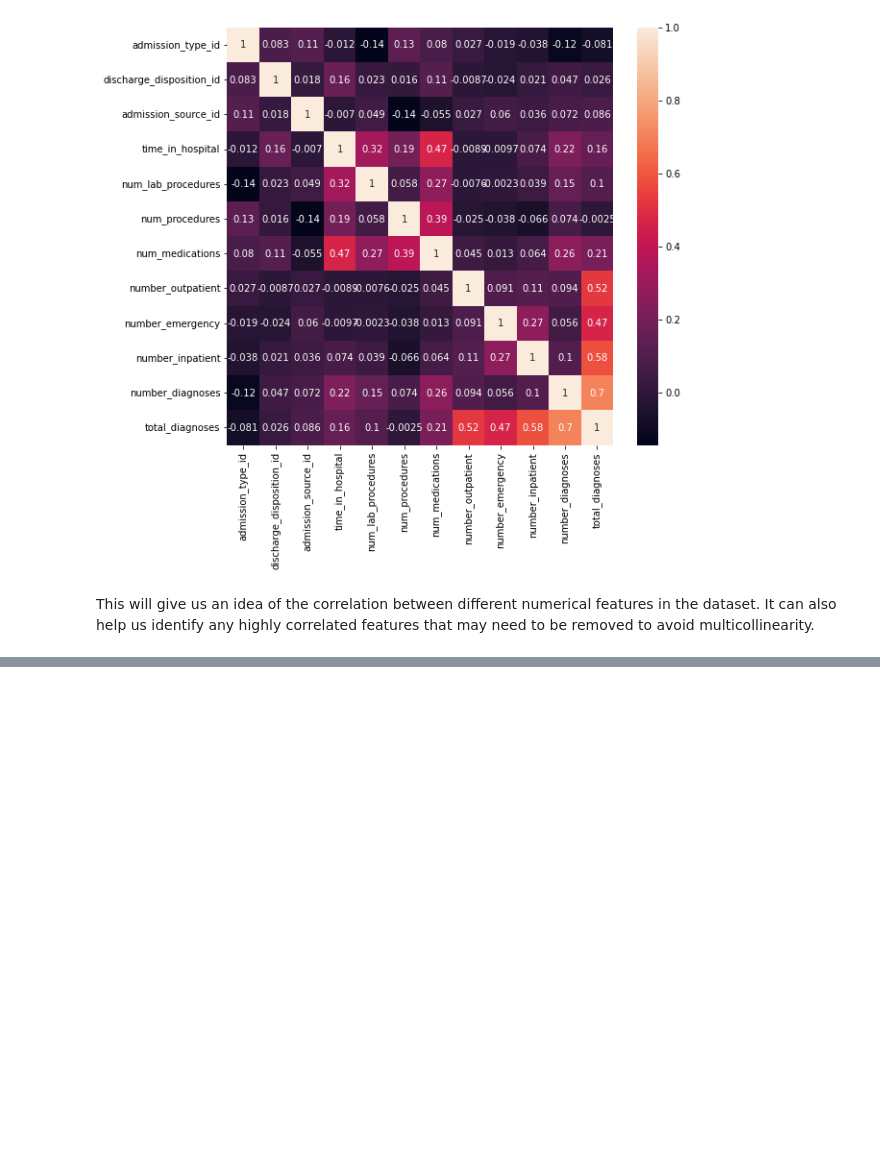
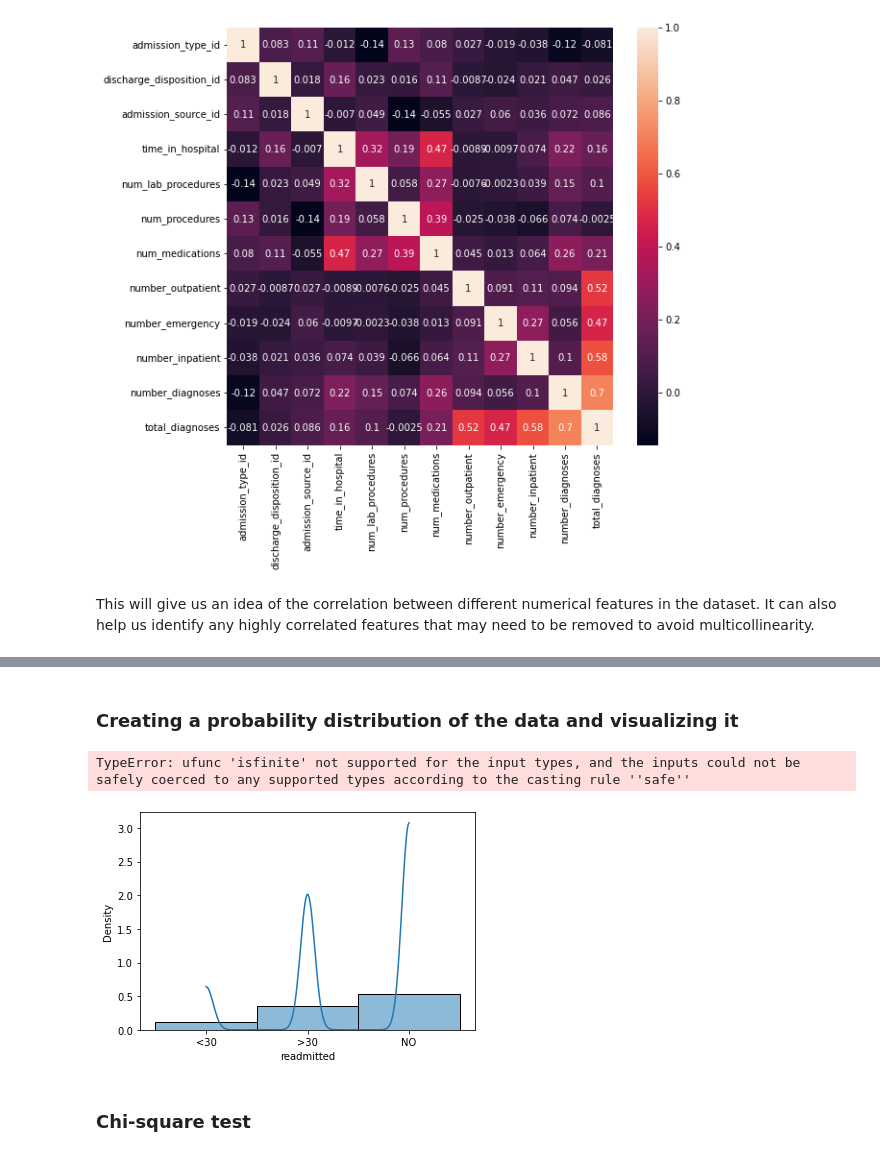
Before and after one commit to ranga-godhandaraman/diabeties-readmission, a Jupyter notebook: Group-7 Capstone Project (3).ipynb, the cells around one changed output, grey strips where cells are left out. Drawn from its saved outputs; the diff is of its cells as text; code cells hidden in the pictures; blank space fills up the shorter version.

```diff
--- a/Group-7 Capstone Project.ipynb
+++ b/Group-7 Capstone Project (3).ipynb
@@ -369,0 +580,32 @@ for col in num_cols:
+# %% [markdown]
+### Creating a probability distribution of the data and visualizing it
+# %%
+#from scipy.stats import norm
+
+# Create a histogram of the data
+sns.histplot(data=df['readmitted'], kde=True, stat="density")
+
+# Fit a normal distribution to the data
+mu, std = norm.fit(df['readmitted'])
+
+# Create a range of x-values to plot the normal distribution
+x = np.linspace(df['readmitted'].min(), df['readmitted'].max(), 100)
+
+# Calculate the normal distribution values for each x-value
+pdf = norm.pdf(x, mu, std)
+
+# Plot the normal distribution
+sns.lineplot(x=x, y=pdf, color='r', label='Normal PDF')
+
+# Set the plot title and axis labels
+plt.title('Probability Distribution of Readmission')
+plt.xlabel('Readmission Time (Days)')
+plt.ylabel('Probability Density')
+
+# Show the plot
+plt.show()
+# %% [output]
+TypeError: ufunc 'isfinite' not supported for the input types, and the inputs could not be safely coerced to any supported types according to the casting rule ''safe''
+[figure, added]
+# %% [markdown]
+### Chi-square test
```
Also changed, not shown: parts of 60 cells of this notebook.
